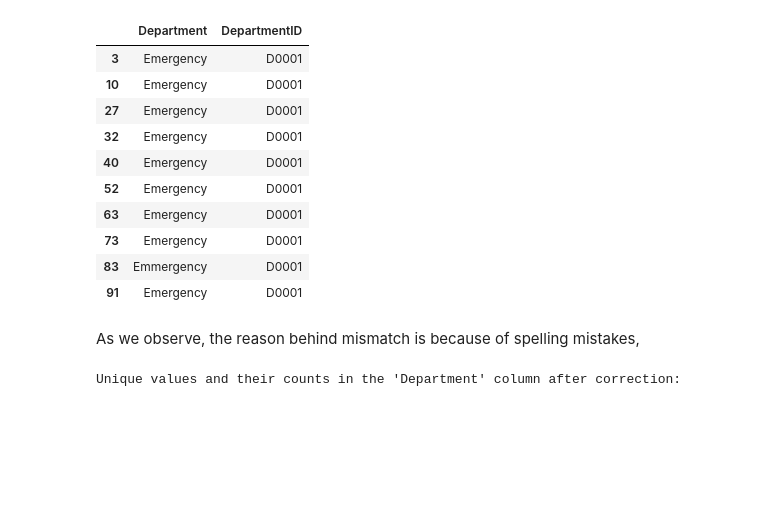
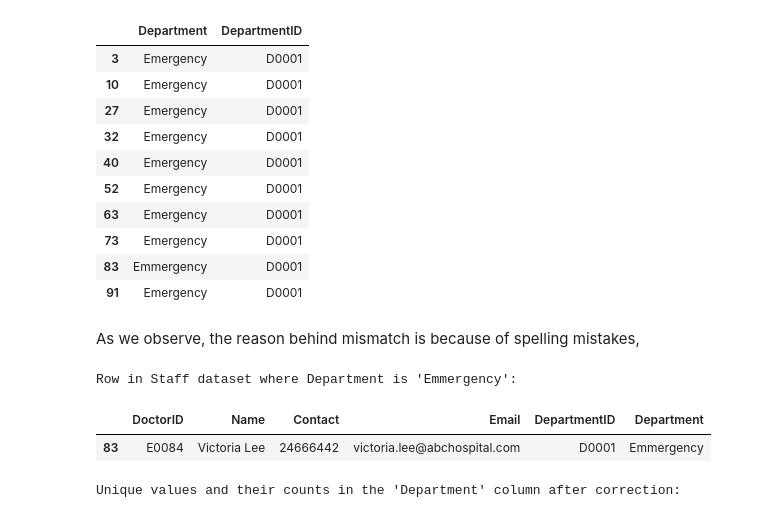
Before and after one commit to ATLAS097/Data-Engineering-CA2, a Jupyter notebook: data_cleaning.ipynb, the cells around one changed output. Cells and saved outputs as stored; diff of their text form; code cells hidden in the pictures; blank space fills up the shorter version.

```diff
--- a/data_cleaning.ipynb
+++ b/data_cleaning.ipynb
@@ -1042,6 +1067,17 @@ Department and DepartmentID for 'Emergency' and 'Emmergency' in Staff dataset:
 | 91 | Emergency | D0001 |
 # %% [markdown]
 As we observe, the reason behind mismatch is because of spelling mistakes,
+# %%
+# Filter staff dataframe for 'Emmergency' department
+emmergency_row = staff[staff['Department'] == 'Emmergency']
+
+# Display the row
+print("Row in Staff dataset where Department is 'Emmergency':")
+display(emmergency_row)
+# %% [output]
+Row in Staff dataset where Department is 'Emmergency':
+|  | DoctorID | Name | Contact | Email | DepartmentID | Department |
+| 83 | E0084 | Victoria Lee | 24666442 | victoria.lee@abchospital.com | D0001 | Emmergency |
 # %%
 # Replace 'Emmergency' with 'Emergency' in the 'Department' column of the staff DataFrame
 staff['Department'] = staff['Department'].replace('Emmergency', 'Emergency')
```
Also changed, not shown: parts of 19 cells of this notebook.
